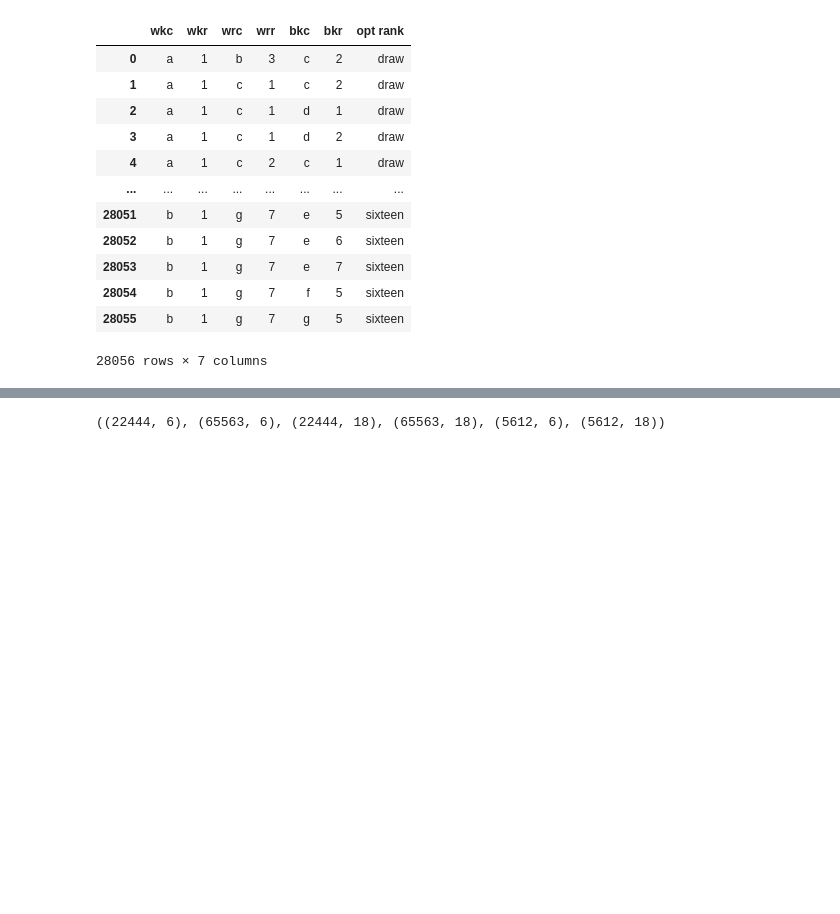
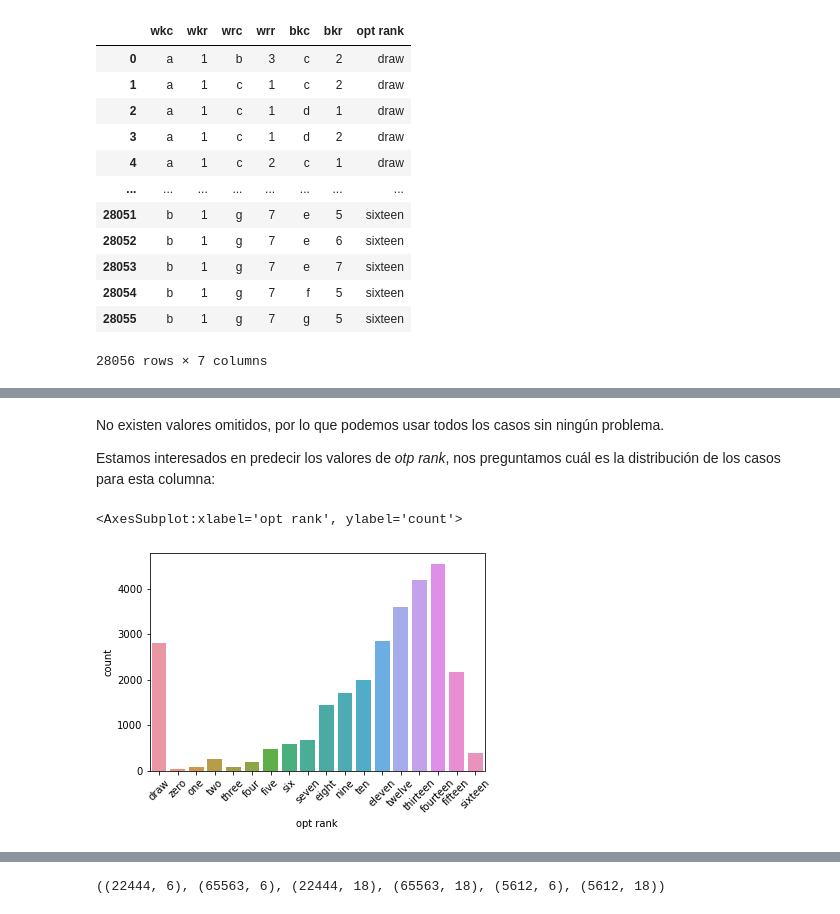
Before and after one commit to Rumoa/Optional_tensorflow, a Jupyter notebook: main.ipynb, the cells around one changed output, grey strips where cells are left out. Drawn from its saved outputs; the diff is of its cells as text; code cells hidden in the pictures; blank space fills up the shorter version.

```diff
--- a/main.ipynb
+++ b/main.ipynb
@@ -42,0 +74,11 @@ X
+# %% [markdown]
+No existen valores omitidos, por lo que podemos usar todos los casos sin ningún problema.
+
+Estamos interesados en predecir los valores de _otp rank_, nos preguntamos cuál es la distribución de los casos para esta columna:
+# %%
+plt.xticks(rotation=45)
+sns.countplot(x='opt rank',
+             data=data)
+# %% [output]
+<AxesSubplot:xlabel='opt rank', ylabel='count'>
+[figure, added]
```
Also changed, not shown: parts of 214 cells of this notebook, 23 other files.
